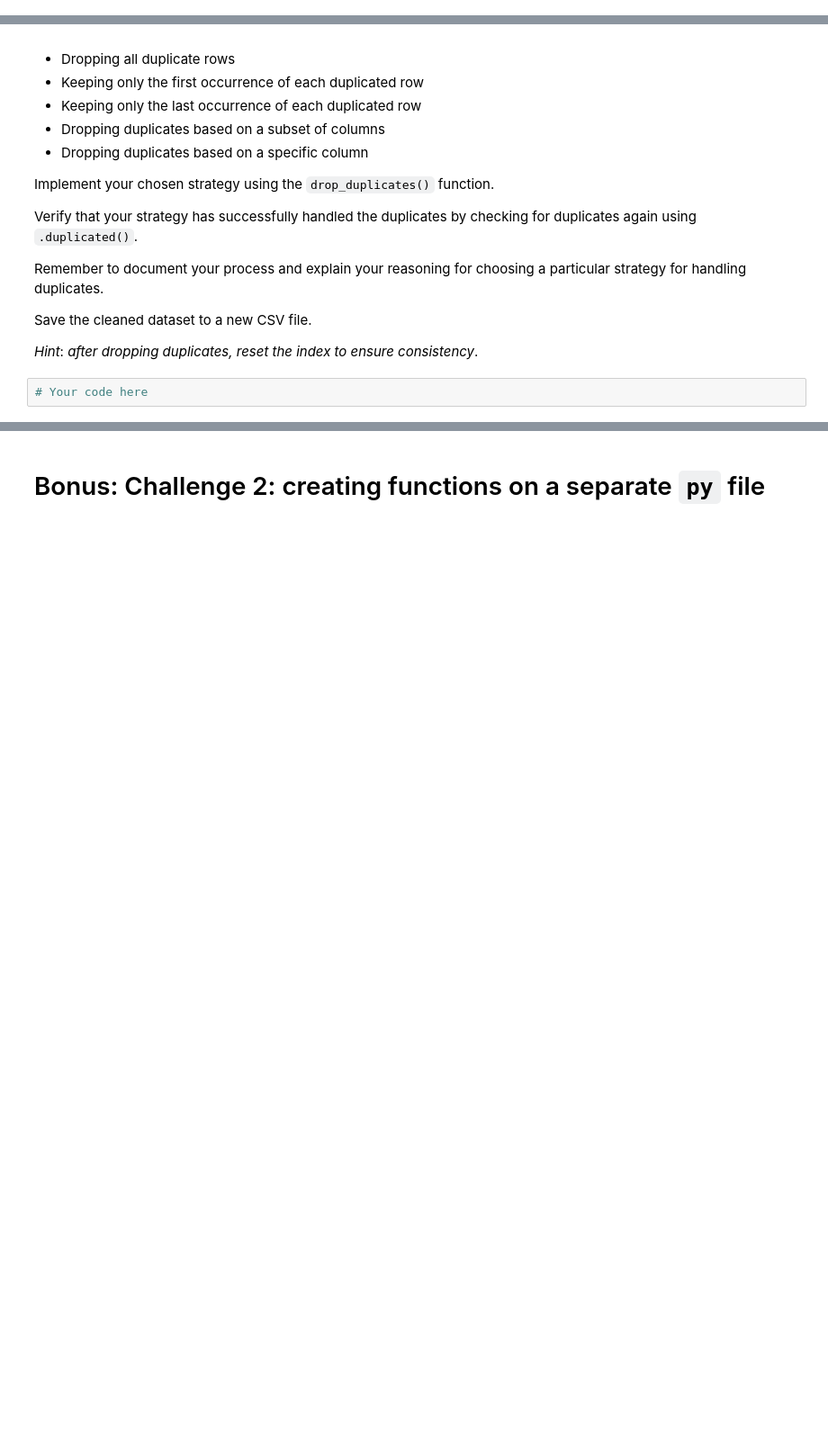
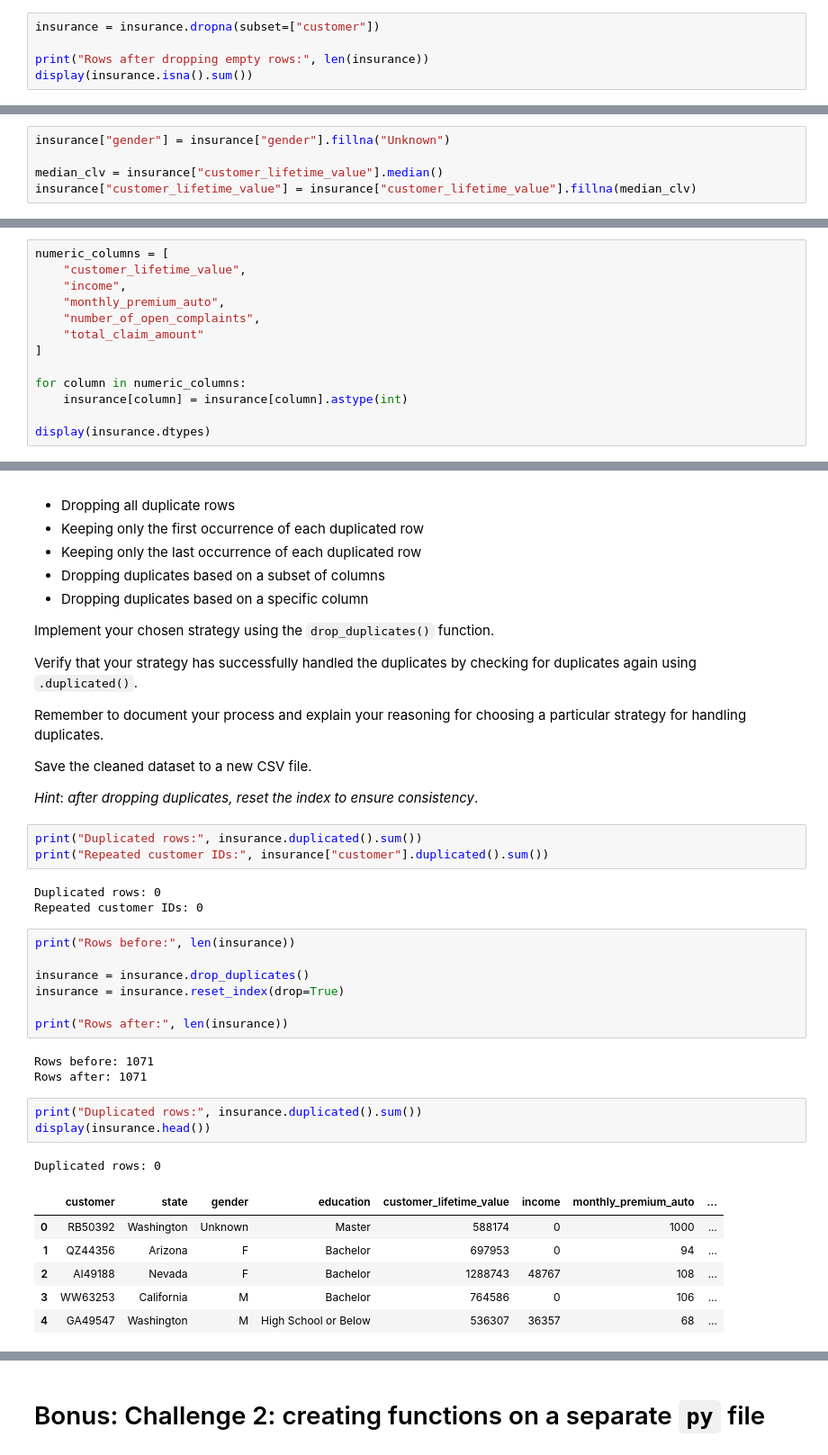
Before and after one commit to juanjcontreras/lab-dw-data-cleaning-and-formatting, a Jupyter notebook: lab-dw-data-cleaning-and-formatting.ipynb, the cells around one changed output, grey strips where cells are left out. Shown at 90% size. Saved outputs shown, nothing was run; the diff lists cells and outputs as text; blank space fills up the shorter version.

```diff
--- a/lab-dw-data-cleaning-and-formatting.ipynb
+++ b/lab-dw-data-cleaning-and-formatting.ipynb
@@ -331,0 +372,5 @@ dtype: int64
+# %%
+insurance = insurance.dropna(subset=["customer"])
+
+print("Rows after dropping empty rows:", len(insurance))
+display(insurance.isna().sum())
@@ -331,0 +391,5 @@ dtype: int64
+# %%
+insurance["gender"] = insurance["gender"].fillna("Unknown")
+
+median_clv = insurance["customer_lifetime_value"].median()
+insurance["customer_lifetime_value"] = insurance["customer_lifetime_value"].fillna(median_clv)
@@ -331,0 +413,13 @@ dtype: int64
+# %%
+numeric_columns = [
+    "customer_lifetime_value",
+    "income",
+    "monthly_premium_auto",
+    "number_of_open_complaints",
+    "total_claim_amount"
+]
+
+for column in numeric_columns:
+    insurance[column] = insurance[column].astype(int)
+
+display(insurance.dtypes)
@@ -351,4 +458,29 @@ Save the cleaned dataset to a new CSV file.
 
 *Hint*: *after dropping duplicates, reset the index to ensure consistency*.
 # %%
-# Your code here
+print("Duplicated rows:", insurance.duplicated().sum())
+print("Repeated customer IDs:", insurance["customer"].duplicated().sum())
+# %% [output]
+Duplicated rows: 0
+Repeated customer IDs: 0
+# %%
+print("Rows before:", len(insurance))
+
+insurance = insurance.drop_duplicates()
+insurance = insurance.reset_index(drop=True)
+
+print("Rows after:", len(insurance))
+# %% [output]
+Rows before: 1071
+Rows after: 1071
+# %%
+print("Duplicated rows:", insurance.duplicated().sum())
+display(insurance.head())
+# %% [output]
+Duplicated rows: 0
+|  | customer | state | gender | education | customer_lifetime_value | income | monthly_premium_auto | ... |
+| 0 | RB50392 | Washington | Unknown | Master | 588174 | 0 | 1000 | ... |
+| 1 | QZ44356 | Arizona | F | Bachelor | 697953 | 0 | 94 | ... |
+| 2 | AI49188 | Nevada | F | Bachelor | 1288743 | 48767 | 108 | ... |
+| 3 | WW63253 | California | M | Bachelor | 764586 | 0 | 106 | ... |
+| 4 | GA49547 | Washington | M | High School or Below | 536307 | 36357 | 68 | ... |
```
Also changed, not shown: parts of 6 cells of this notebook.
